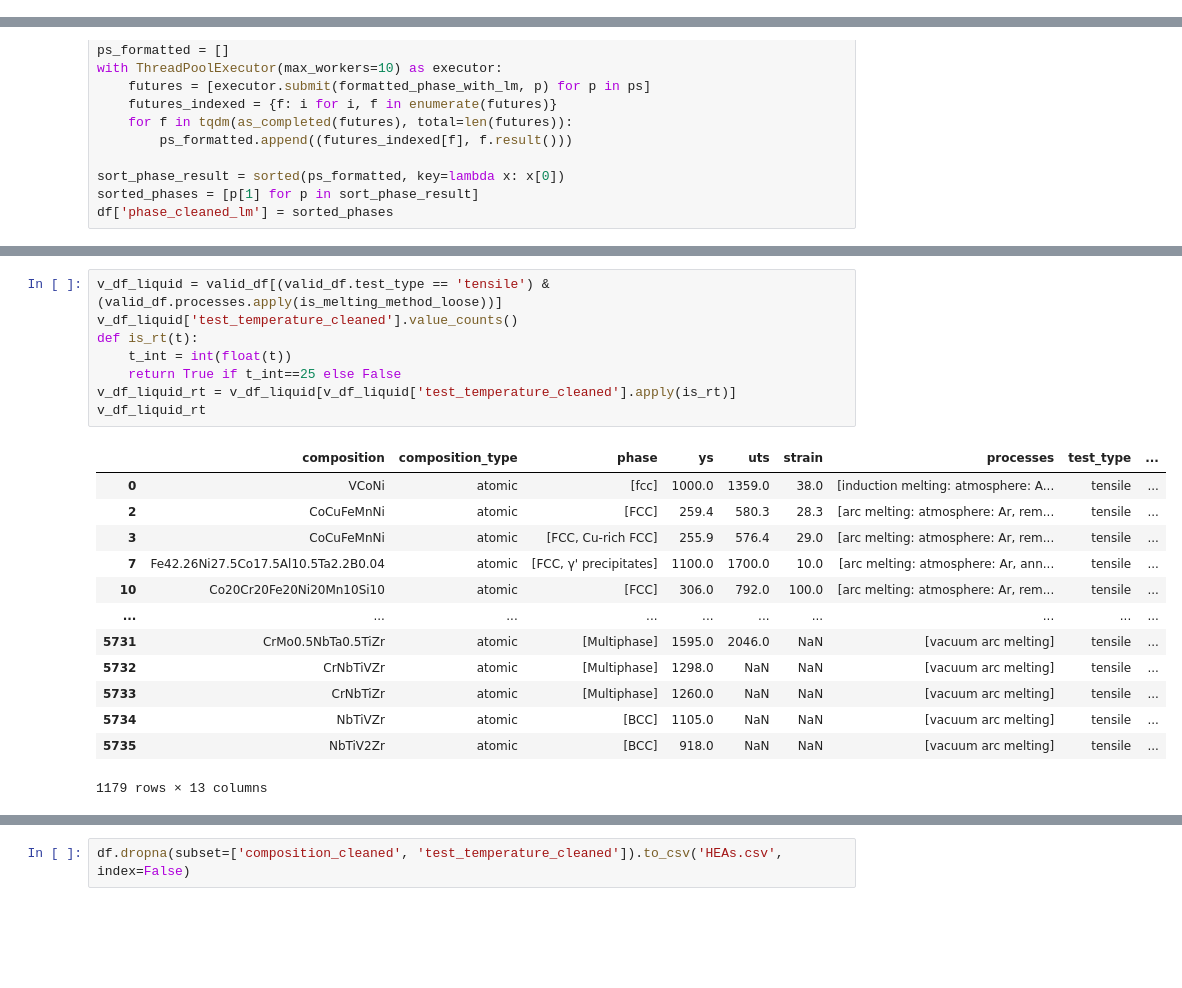
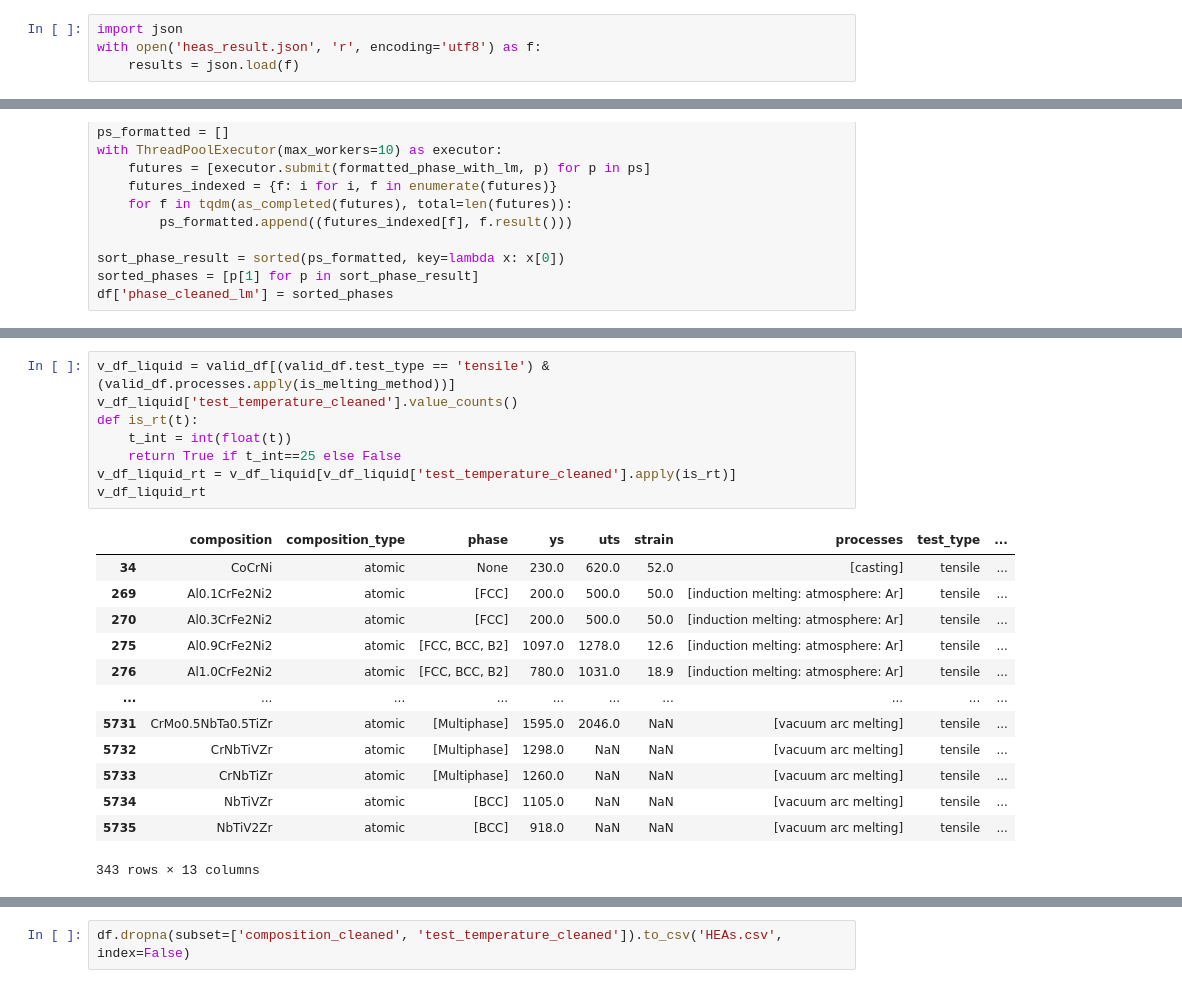
Before and after one commit to Sci-Extract/sisyphus, a Jupyter notebook: notebooks/post_processing.ipynb, the cells around one changed output, grey strips where cells are left out. Cells and saved outputs as stored; diff of their text form; blank space fills up the shorter version.

```diff
--- a/notebooks/post_processing.ipynb
+++ b/notebooks/post_processing.ipynb
@@ -22,6 +24,10 @@ results[:5]
   'test_type': 'tensile',
   'test_temperature': '25 °C',
   'doi': '10.1002/adem.202200523'}]
+# %%
+import json
+with open('heas_result.json', 'r', encoding='utf8') as f:
+    results = json.load(f)
 # %%
 results.pop(0)
 # %% [output]
@@ -354,25 +323,25 @@ HEAs_tensile.to_csv('HEAs_compressive.csv', index=False)
 # %%
-v_df_liquid = valid_df[(valid_df.test_type == 'tensile') & (valid_df.processes.apply(is_melting_method_loose))]
+v_df_liquid = valid_df[(valid_df.test_type == 'tensile') & (valid_df.processes.apply(is_melting_method))]
 v_df_liquid['test_temperature_cleaned'].value_counts()
 def is_rt(t):
     t_int = int(float(t))
     return True if t_int==25 else False
 v_df_liquid_rt = v_df_liquid[v_df_liquid['test_temperature_cleaned'].apply(is_rt)]
 v_df_liquid_rt
 # %% [output]
 |  | composition | composition_type | phase | ys | uts | strain | processes | test_type | ... |
-| 0 | VCoNi | atomic | [fcc] | 1000.0 | 1359.0 | 38.0 | [induction melting: atmosphere: A... | tensile | ... |
-| 2 | CoCuFeMnNi | atomic | [FCC] | 259.4 | 580.3 | 28.3 | [arc melting: atmosphere: Ar, rem... | tensile | ... |
-| 3 | CoCuFeMnNi | atomic | [FCC, Cu-rich FCC] | 255.9 | 576.4 | 29.0 | [arc melting: atmosphere: Ar, rem... | tensile | ... |
-| 7 | Fe42.26Ni27.5Co17.5Al10.5Ta2.2B0.04 | atomic | [FCC, γ' precipitates] | 1100.0 | 1700.0 | 10.0 | [arc melting: atmosphere: Ar, ann... | tensile | ... |
-| 10 | Co20Cr20Fe20Ni20Mn10Si10 | atomic | [FCC] | 306.0 | 792.0 | 100.0 | [arc melting: atmosphere: Ar, rem... | tensile | ... |
+| 34 | CoCrNi | atomic | None | 230.0 | 620.0 | 52.0 | [casting] | tensile | ... |
+| 269 | Al0.1CrFe2Ni2 | atomic | [FCC] | 200.0 | 500.0 | 50.0 | [induction melting: atmosphere: Ar] | tensile | ... |
+| 270 | Al0.3CrFe2Ni2 | atomic | [FCC] | 200.0 | 500.0 | 50.0 | [induction melting: atmosphere: Ar] | tensile | ... |
+| 275 | Al0.9CrFe2Ni2 | atomic | [FCC, BCC, B2] | 1097.0 | 1278.0 | 12.6 | [induction melting: atmosphere: Ar] | tensile | ... |
+| 276 | Al1.0CrFe2Ni2 | atomic | [FCC, BCC, B2] | 780.0 | 1031.0 | 18.9 | [induction melting: atmosphere: Ar] | tensile | ... |
 | ... | ... | ... | ... | ... | ... | ... | ... | ... | ... |
 | 5731 | CrMo0.5NbTa0.5TiZr | atomic | [Multiphase] | 1595.0 | 2046.0 | NaN | [vacuum arc melting] | tensile | ... |
 | 5732 | CrNbTiVZr | atomic | [Multiphase] | 1298.0 | NaN | NaN | [vacuum arc melting] | tensile | ... |
 | 5733 | CrNbTiZr | atomic | [Multiphase] | 1260.0 | NaN | NaN | [vacuum arc melting] | tensile | ... |
 | 5734 | NbTiVZr | atomic | [BCC] | 1105.0 | NaN | NaN | [vacuum arc melting] | tensile | ... |
 | 5735 | NbTiV2Zr | atomic | [BCC] | 918.0 | NaN | NaN | [vacuum arc melting] | tensile | ... |
-1179 rows × 13 columns
+343 rows × 13 columns
 # %%
 df_with_ys_strain = df[(df.ys.notnull()) & (df.strain.notnull()) & (df.composition_cleaned)]
 valid_df = df.dropna(subset=['composition_cleaned', 'ys', 'test_temperature_cleaned'], how='any')
```
Also changed, not shown: parts of 19 cells of this notebook, 40 other files.
